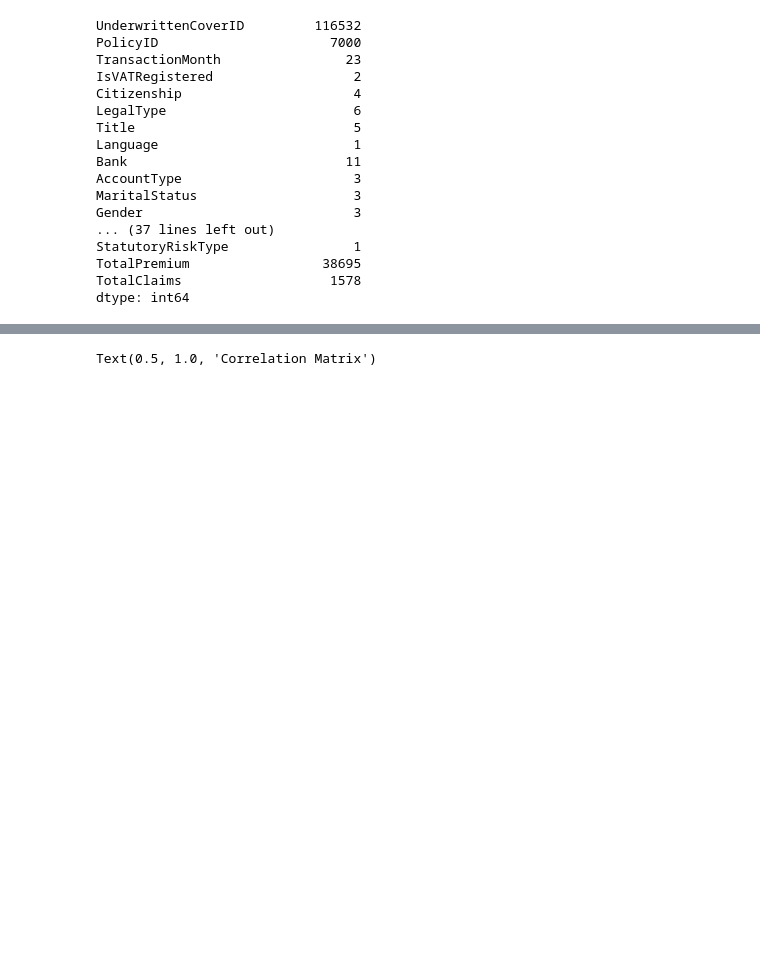
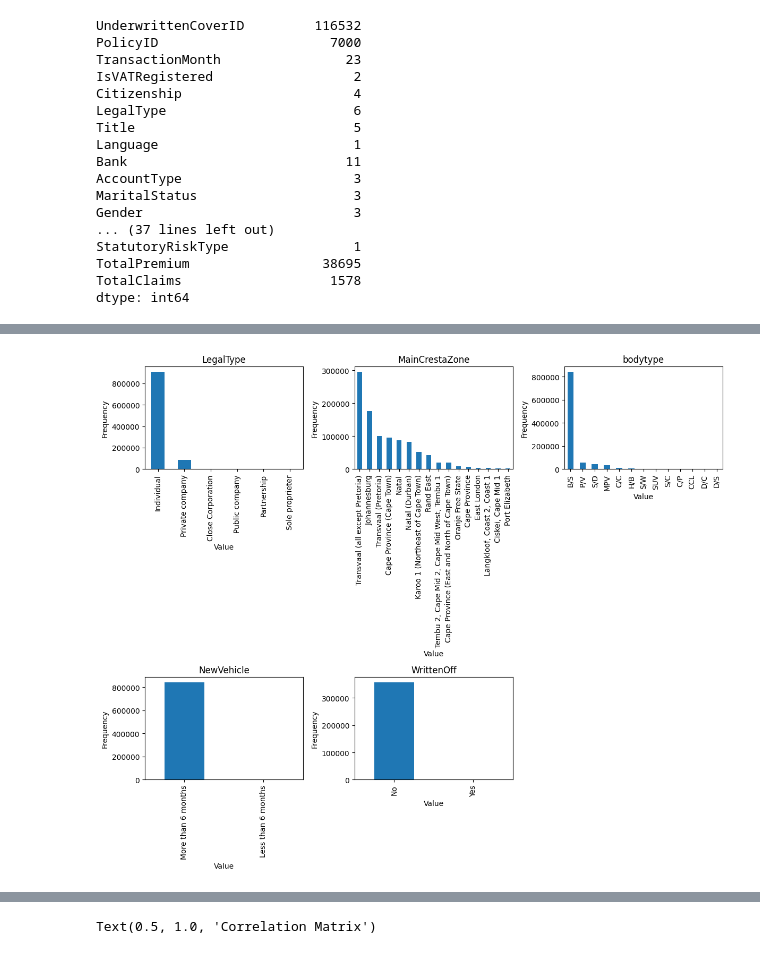
Before and after one commit to wastb/Car-Insurance-Predictive-Modelling, a Jupyter notebook: notebooks/task1.ipynb, the cells around one changed output, grey strips where cells are left out. Saved outputs shown, nothing was run; the diff lists cells and outputs as text; code cells hidden in the pictures; blank space fills up the shorter version.

```diff
--- a/notebooks/task1.ipynb
+++ b/notebooks/task1.ipynb
@@ -106,0 +100,5 @@ dtype: int64
+# %%
+# Categrical bar plot 2
+dp.categorical_plot_2()
+# %% [output]
+[figure, added]
```
Also changed, not shown: parts of 51 cells of this notebook, 2 other files.
